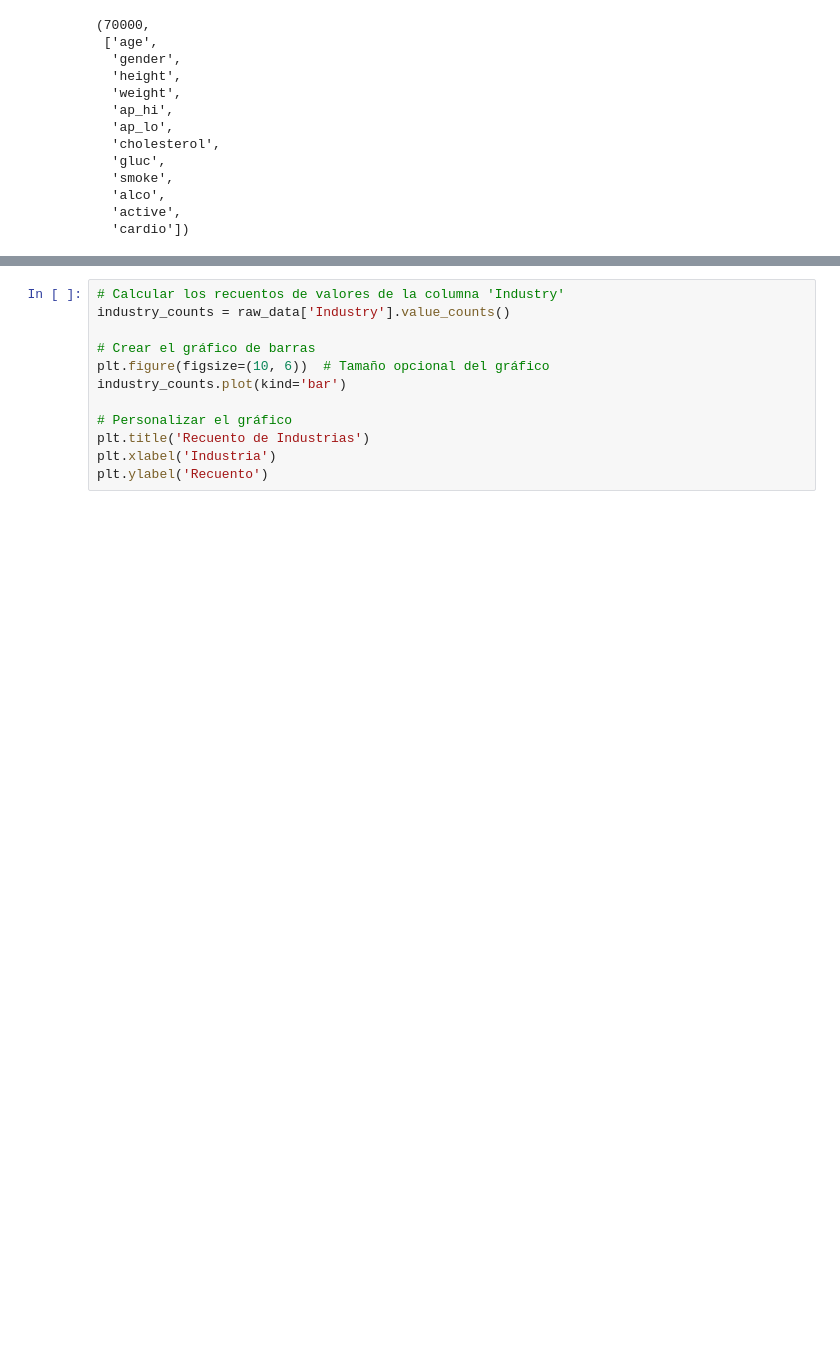
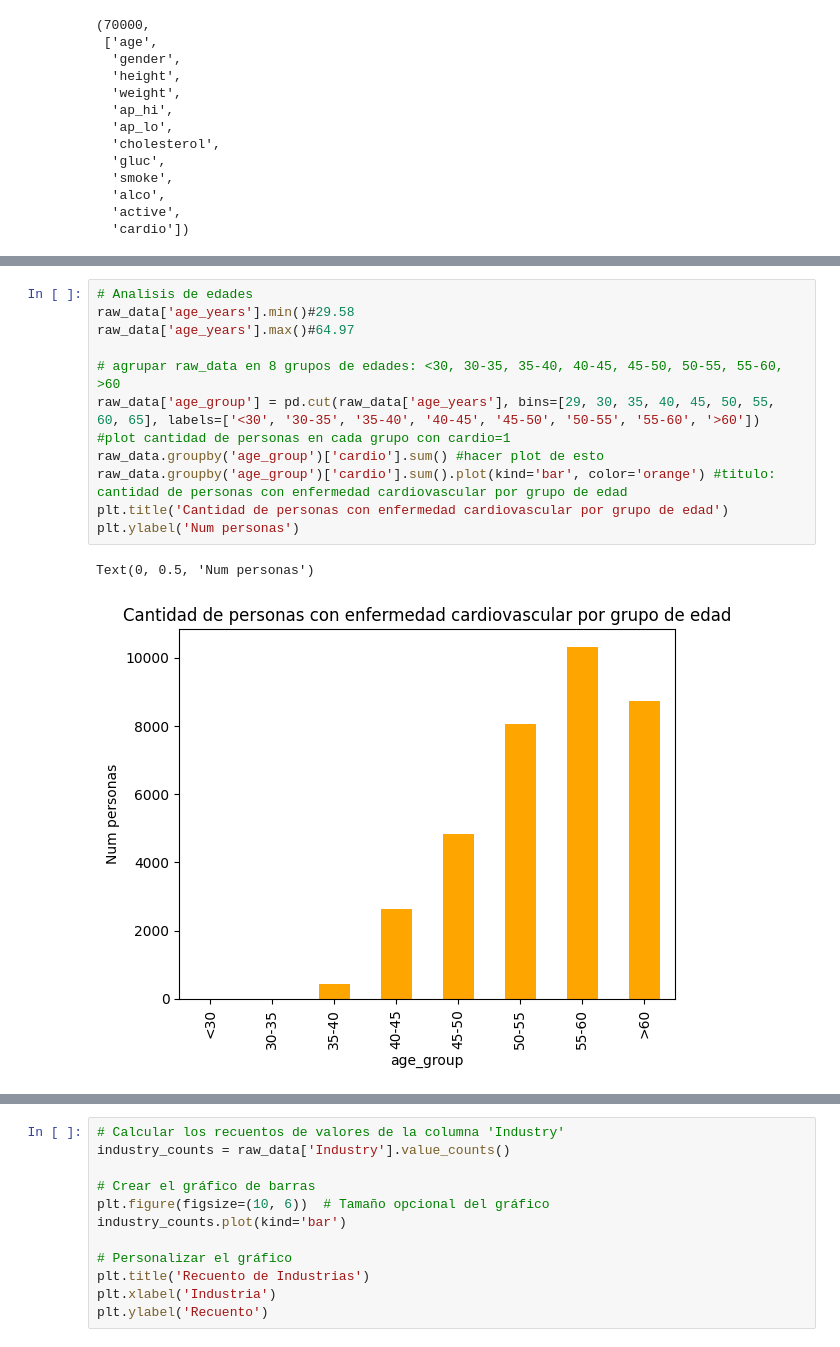
Before and after one commit to ignacionunezG/BI-Cardio-Disease, a Jupyter notebook: Proyecto.ipynb, the cells around one changed output, grey strips where cells are left out. Drawn from its saved outputs; the diff is of its cells as text; blank space fills up the shorter version.

```diff
--- a/Proyecto.ipynb
+++ b/Proyecto.ipynb
@@ -176,0 +153,15 @@ Name: count, dtype: int64
+# %%
+# Analisis de edades
+raw_data['age_years'].min()#29.58
+raw_data['age_years'].max()#64.97
+
+# agrupar raw_data en 8 grupos de edades: <30, 30-35, 35-40, 40-45, 45-50, 50-55, 55-60, >60
+raw_data['age_group'] = pd.cut(raw_data['age_years'], bins=[29, 30, 35, 40, 45, 50, 55, 60, 65], labels=['<30', '30-35', '35-40', '40-45', '45-50', '50-55', '55-60', '>60'])
+#plot cantidad de personas en cada grupo con cardio=1
+raw_data.groupby('age_group')['cardio'].sum() #hacer plot de esto
+raw_data.groupby('age_group')['cardio'].sum().plot(kind='bar', color='orange') #titulo: cantidad de personas con enfermedad cardiovascular por grupo de edad
+plt.title('Cantidad de personas con enfermedad cardiovascular por grupo de edad')
+plt.ylabel('Num personas')
+# %% [output]
+Text(0, 0.5, 'Num personas')
+[figure, added]
```
Also changed, not shown: parts of 9 cells of this notebook.
